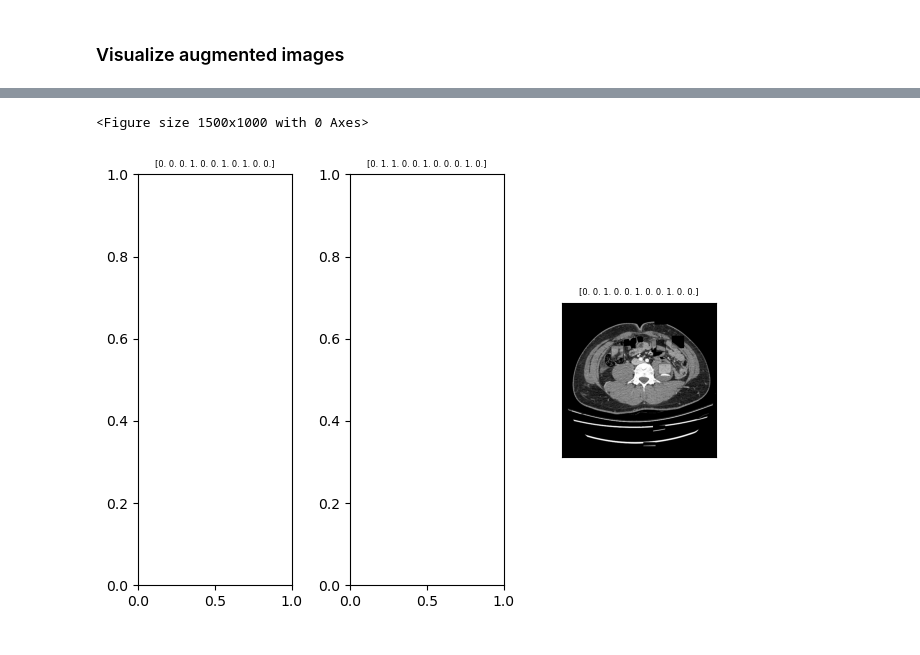
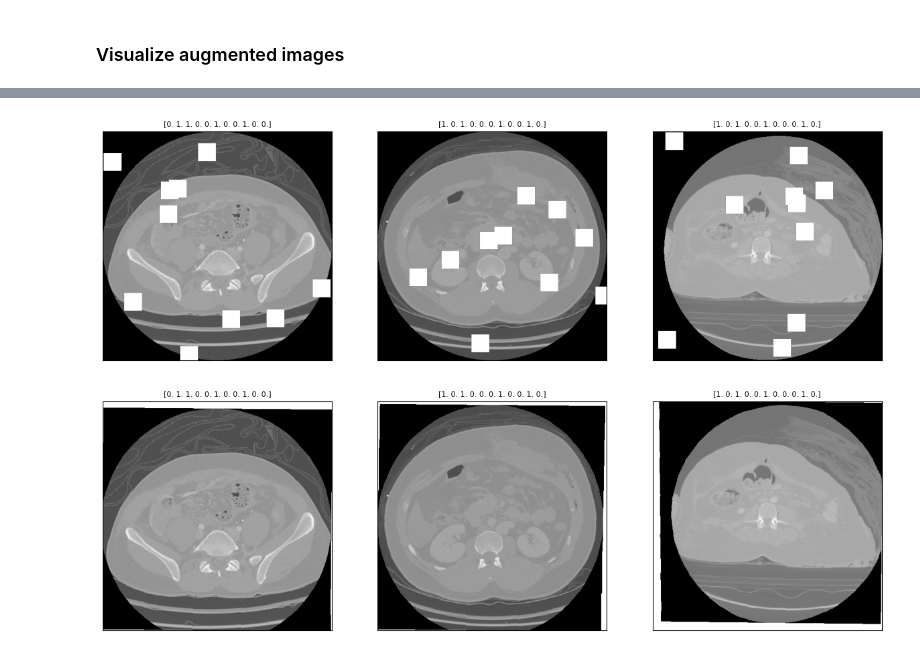
Before and after one commit to Makoto-Noda/RSNA2023, a Jupyter notebook: Efficientnet.ipynb, the cells around one changed output, grey strips where cells are left out. Drawn from its saved outputs; the diff is of its cells as text; code cells hidden in the pictures.

```diff
--- a/Efficientnet.ipynb
+++ b/Efficientnet.ipynb
@@ -168,3 +126,8 @@ train_df.head()
+# %%
+
+train_df = pd.read_csv('./Dataset/train.csv')
+
+test_df = pd.read_csv('./Dataset/test.csv')
 # %% [markdown]
 ### Data split into train and valid
 # %%
@@ -240,7 +203,7 @@ def get_matrix(shear, height_zoom, width_zoom, height_shift, width_shift):
                                 zero, zero, one])
 
     #　return composite transformation
-    return K.dot(shear_matrix, k.dot(zoom_matrix, shift_matrix))
+    return K.dot(shear_matrix, K.dot(zoom_matrix, shift_matrix))
 
 
 # apply affine transformation
@@ -328,13 +291,13 @@ def dropout(image,DIM=CFG.img_size, PROBABILITY = 0.6, cutout = 5, size = 0.1):
 # apply color augmentation
 def ColorAug(image, PROBABILITY):
 
-    if random_float() > prob:
+    if random_float() > PROBABILITY:
         return image
 
     shape = tf.shape(image)
 
     # separate alpha channel
-    image_rgb, image_alpha = image[:, :, :3], img[:, :, 3:]
+    image_rgb, image_alpha = image[:, :, :3], image[:, :, 3:]
 
     # apply random color adjustment to the RGB channels
     image_rgb = tf.image.random_hue(image_rgb, CFG.hue)
@@ -467,28 +430,18 @@ def display_batch(batch, size=2):
         images = batch
         targets = None
 
-    targets = tf.concat(targets, axis=1).numpy()
+    targets = tf.concat(targets, axis=-1).numpy()
 
     plt.figure(figsize=(size*5, 10))
-    fig, axes = plt.subplots(1, size)
 
     for image_idx in range(size):
-
-        ax = axes[image_idx]
-
+        plt.subplot(1, size, image_idx+1)
         if targets is not None:
-            ax.set_title(f'{targets[image_idx].round(2)}', fontsize=6)
-        '''
-        plt.subplots(num_rows=1, num_cols=size, image_idx+1)
-        if targets is not None:
-            plt.title(f'{targets[image_idx].round(2)}', fontsize=12)
-        '''
-        image = images[image_idx, ]
+            plt.title(f'{targets[image_idx].round(2)}', fontsize=8)
+        image = images[image_idx]
         plt.imshow(image)
-        plt.xticks([]); plt.yticks([])
-
-    plt.tight_layout()
-    plt.show()
+        plt.xticks([])
+        plt.yticks([])
 # %%
 fold = 0
 fold_df = train_df[train_df.fold==fold].sample(frac=1.0)
@@ -508,11 +460,16 @@ display_batch(batch, 3)
 # %%
-dimgs = tf.map_fn(lambda img: dropout(img,
+dropout_imgs = tf.map_fn(lambda img: dropout(img,
                 DIM=CFG.img_size,
                 PROBABILITY=1.0,
                 cutout=10,
                 size=0.08), batch[0])
-dtars = batch[1]
-display_batch((dimgs, dtars), 3);
+dropout_targets = batch[1]
+display_batch((dropout_imgs, dropout_targets), 3)
 # %% [output]
-<Figure size 1500x1000 with 0 Axes>
-[figure, old version]
+[figure, new version]
+# %%
+transform_imgs = tf.map_fn(lambda img: transform(img,DIM=CFG.img_size), batch[0])
+transform_targets = batch[1]
+display_batch((transform_imgs, transform_targets), 3)
+# %% [output]
+[figure, added]
```
Also changed, not shown: parts of 6 cells of this notebook.
